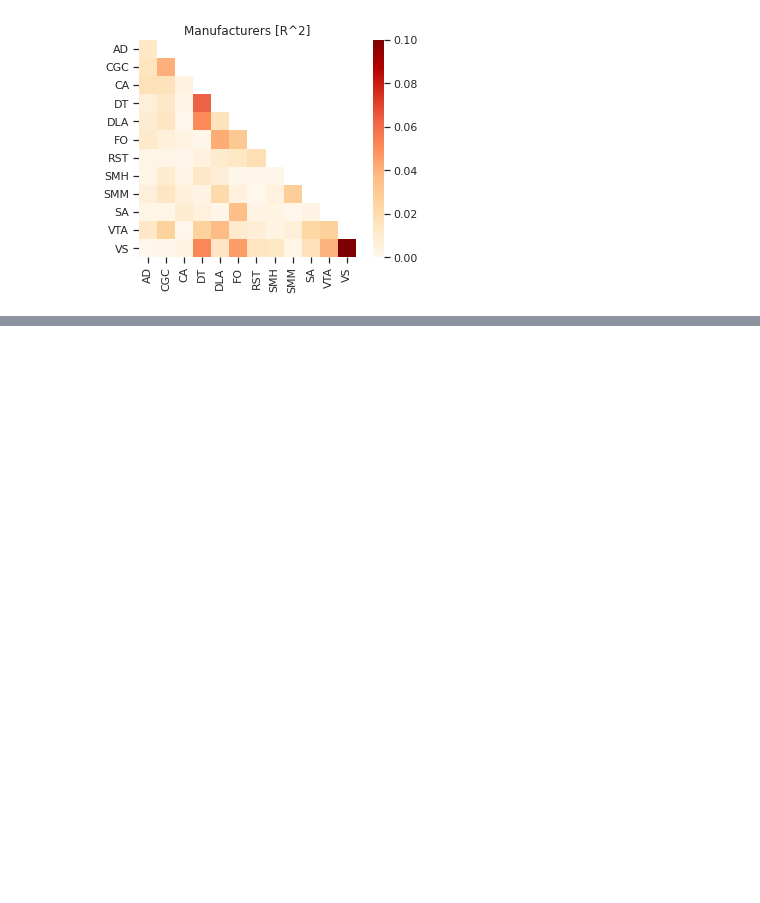
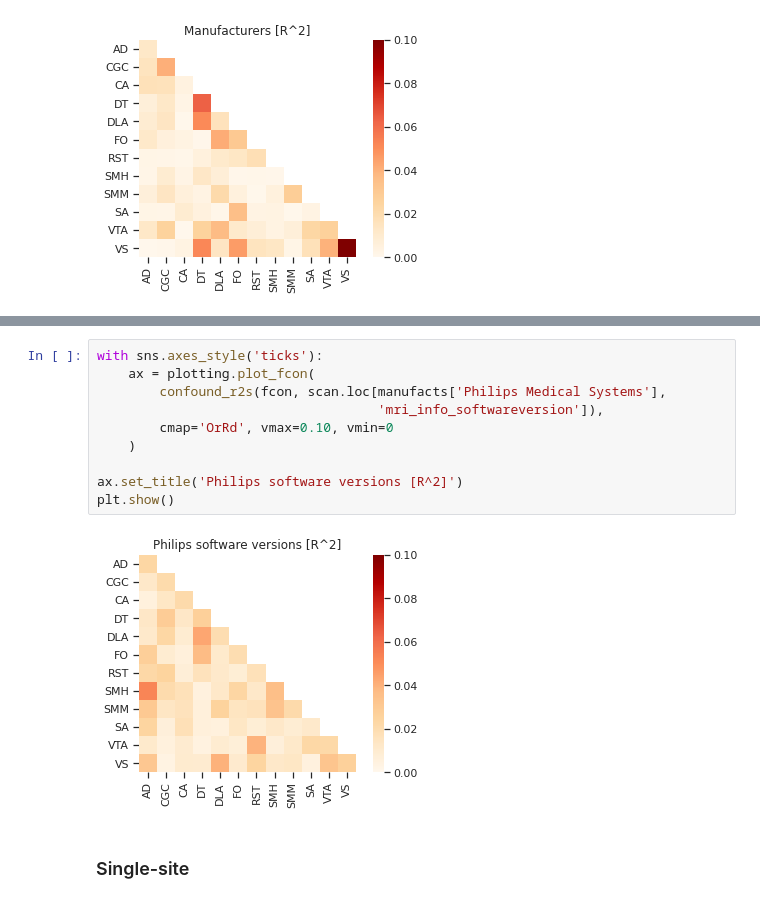
Before and after one commit to AKSoo/StructFunc, a Jupyter notebook: ABCD/ConfoundEffects.ipynb, the cells around one changed output, grey strips where cells are left out. Drawn from its saved outputs; the diff is of its cells as text; blank space fills up the shorter version.

```diff
--- a/ABCD/ConfoundEffects.ipynb
+++ b/ABCD/ConfoundEffects.ipynb
@@ -138,0 +205,14 @@ plt.show()
+# %%
+with sns.axes_style('ticks'):
+    ax = plotting.plot_fcon(
+        confound_r2s(fcon, scan.loc[manufacts['Philips Medical Systems'],
+                                    'mri_info_softwareversion']),
+        cmap='OrRd', vmax=0.10, vmin=0
+    )
+
+ax.set_title('Philips software versions [R^2]')
+plt.show()
+# %% [output]
+[figure, added]
+# %% [markdown]
+### Single-site
```
Also changed, not shown: parts of 43 cells of this notebook.
